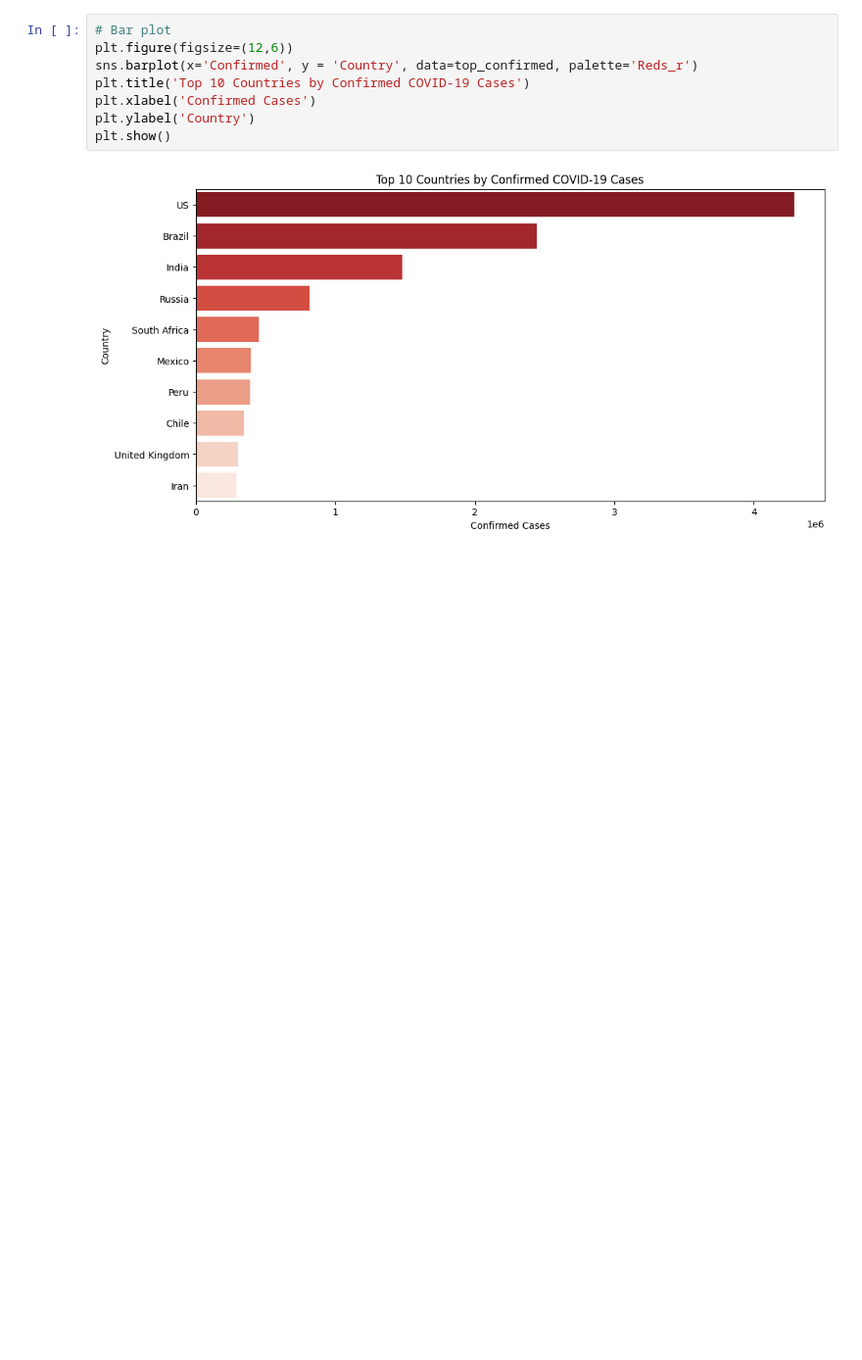
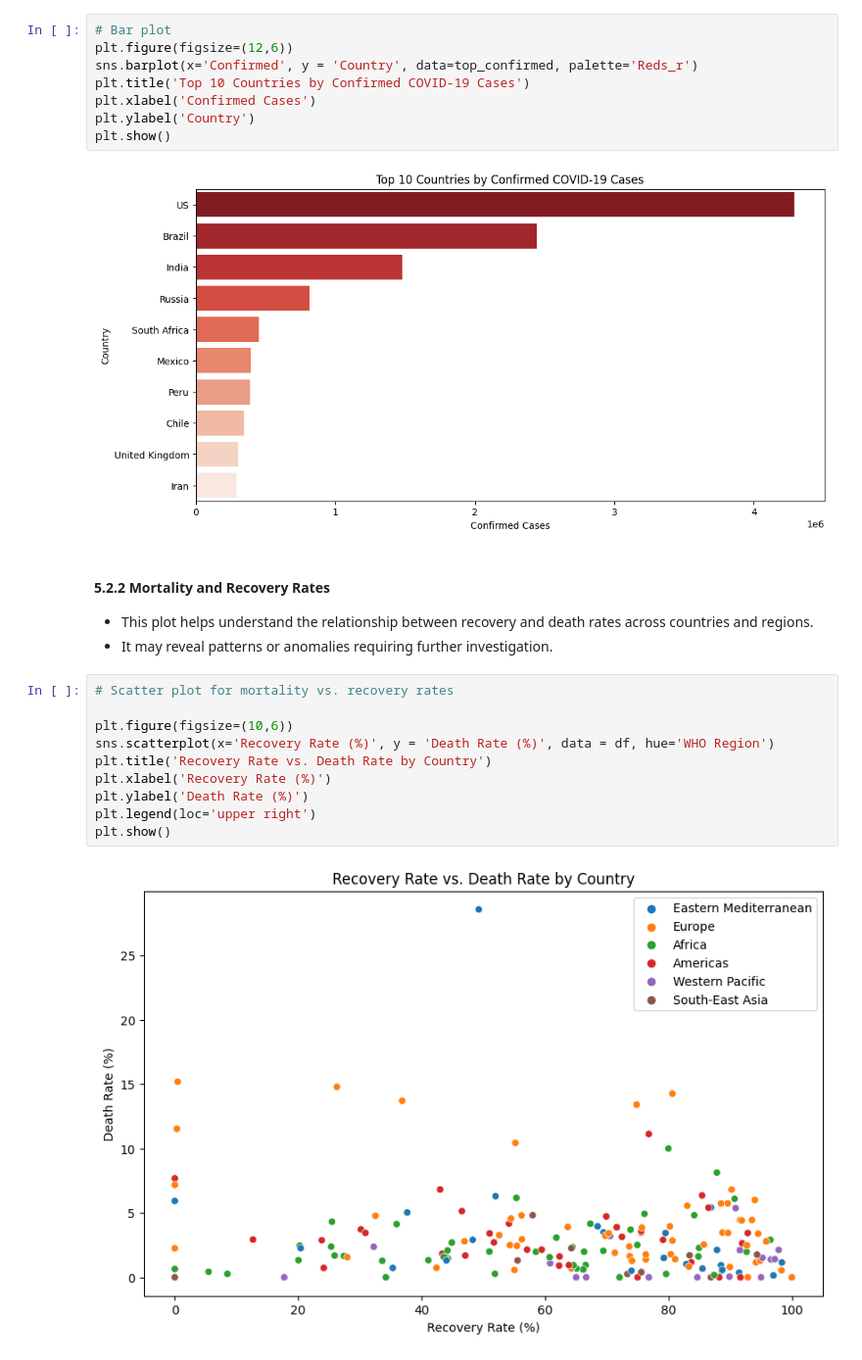
Before and after one commit to SergioUNAM/Advanced-Analysis-of-the-COVID-19, a Jupyter notebook: advanced-analysis-of-the-country-wise-latest-csv.ipynb, the cells around one changed output. Shown at 98% size. Saved outputs shown, nothing was run; the diff lists cells and outputs as text; blank space fills up the shorter version.

Commit message:
Kaggle Notebook | Advanced Analysis of the "country_wise_latest.csv" | Version 2

```diff
--- a/advanced-analysis-of-the-country-wise-latest-csv.ipynb
+++ b/advanced-analysis-of-the-country-wise-latest-csv.ipynb
@@ -193,3 +193,20 @@ plt.ylabel('Country')
 plt.show()
 # %% [output]
 [figure]
+# %% [markdown]
+#### 5.2.2 Mortality and Recovery Rates
+
+- This plot helps understand the relationship between recovery and death rates across countries and regions.
+- It may reveal patterns or anomalies requiring further investigation.
+# %%
+# Scatter plot for mortality vs. recovery rates
+
+plt.figure(figsize=(10,6))
+sns.scatterplot(x='Recovery Rate (%)', y = 'Death Rate (%)', data = df, hue='WHO Region')
+plt.title('Recovery Rate vs. Death Rate by Country')
+plt.xlabel('Recovery Rate (%)')
+plt.ylabel('Death Rate (%)')
+plt.legend(loc='upper right')
+plt.show()
+# %% [output]
+[figure, added]
```
Also changed, not shown: parts of 18 cells of this notebook.
